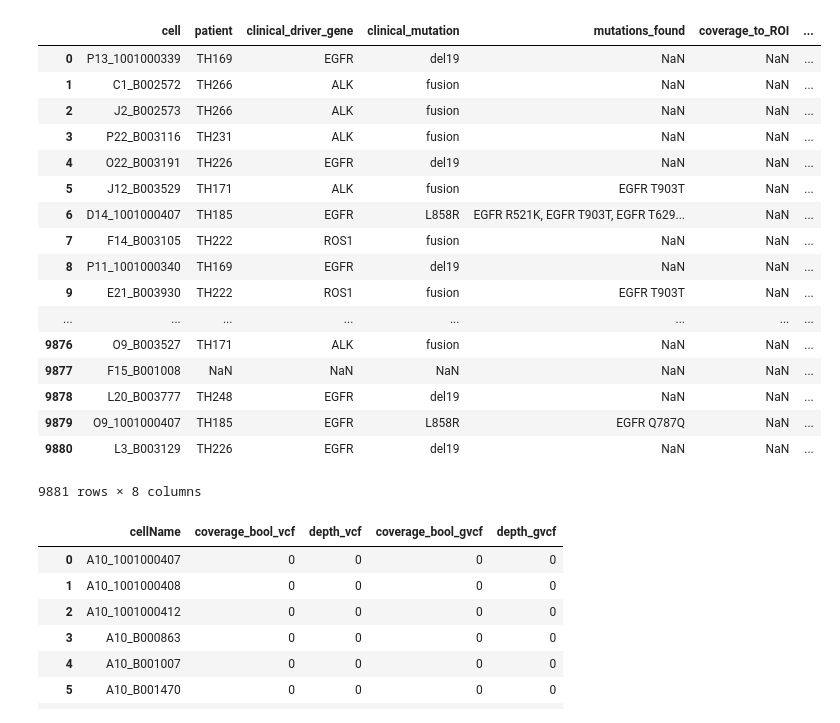
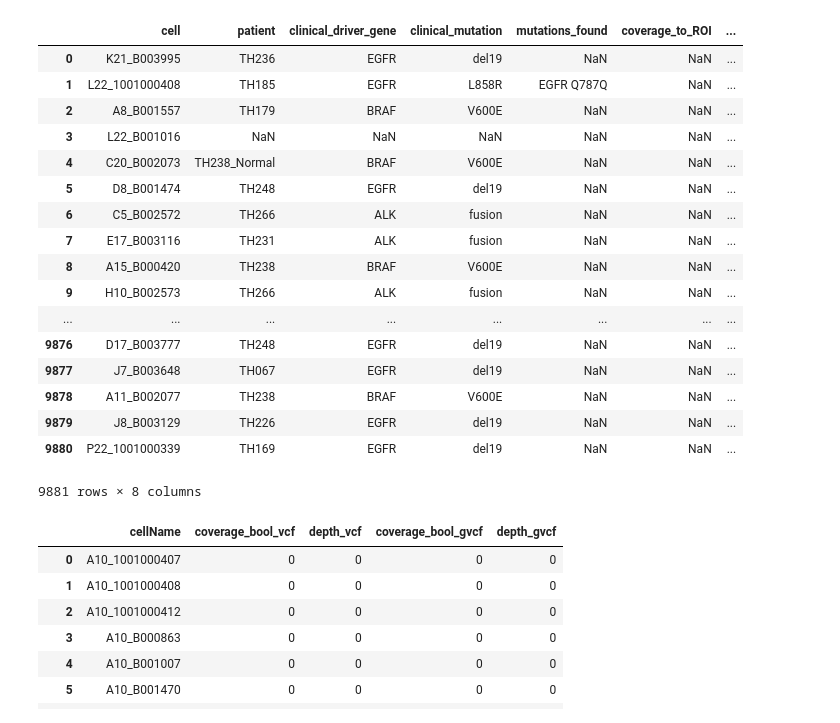
Before and after one commit to czbiohub/SNP_calling_pipeline, a Jupyter notebook: summaryTable/addCoverageToValidationTable.ipynb, the cells around one changed output. Cells and saved outputs as stored; diff of their text form; code cells hidden in the pictures.

Commit message:
reviewed summaryTable scripts -- pretty confident now

```diff
--- a/summaryTable/addCoverageToValidationTable.ipynb
+++ b/summaryTable/addCoverageToValidationTable.ipynb
@@ -33,26 +33,26 @@ validationTable_patients
 | 33 | TH107 | EGFR | del19 | ['KRAS G12C'] | NaN | 0 | NaN | ... |
 | 34 | TH238_Normal | BRAF | V600E | ['NTRK fusion', 'EGFR T629T', 'EG... | NaN | 4 | NaN | ... |
 # %%
-validationTable_cells = pd.read_csv('/Users/lincoln.harris/Desktop/validationTable_cells.csv')
+validationTable_cells = pd.read_csv('/Users/lincoln.harris/Desktop/validationTable_cells_GERMLINE.csv')
 validationTable_cells
 # %% [output]
 |  | cell | patient | clinical_driver_gene | clinical_mutation | mutations_found | coverage_to_ROI | ... |
-| 0 | P13_1001000339 | TH169 | EGFR | del19 | NaN | NaN | ... |
-| 1 | C1_B002572 | TH266 | ALK | fusion | NaN | NaN | ... |
-| 2 | J2_B002573 | TH266 | ALK | fusion | NaN | NaN | ... |
-| 3 | P22_B003116 | TH231 | ALK | fusion | NaN | NaN | ... |
-| 4 | O22_B003191 | TH226 | EGFR | del19 | NaN | NaN | ... |
-| 5 | J12_B003529 | TH171 | ALK | fusion | EGFR T903T | NaN | ... |
-| 6 | D14_1001000407 | TH185 | EGFR | L858R | EGFR R521K, EGFR T903T, EGFR T629... | NaN | ... |
-| 7 | F14_B003105 | TH222 | ROS1 | fusion | NaN | NaN | ... |
-| 8 | P11_1001000340 | TH169 | EGFR | del19 | NaN | NaN | ... |
-| 9 | E21_B003930 | TH222 | ROS1 | fusion | EGFR T903T | NaN | ... |
+| 0 | K21_B003995 | TH236 | EGFR | del19 | NaN | NaN | ... |
+| 1 | L22_1001000408 | TH185 | EGFR | L858R | EGFR Q787Q | NaN | ... |
+| 2 | A8_B001557 | TH179 | BRAF | V600E | NaN | NaN | ... |
+| 3 | L22_B001016 | NaN | NaN | NaN | NaN | NaN | ... |
+| 4 | C20_B002073 | TH238_Normal | BRAF | V600E | NaN | NaN | ... |
+| 5 | D8_B001474 | TH248 | EGFR | del19 | NaN | NaN | ... |
+| 6 | C5_B002572 | TH266 | ALK | fusion | NaN | NaN | ... |
+| 7 | E17_B003116 | TH231 | ALK | fusion | NaN | NaN | ... |
+| 8 | A15_B000420 | TH238 | BRAF | V600E | NaN | NaN | ... |
+| 9 | H10_B002573 | TH266 | ALK | fusion | NaN | NaN | ... |
 | ... | ... | ... | ... | ... | ... | ... | ... |
-| 9876 | O9_B003527 | TH171 | ALK | fusion | NaN | NaN | ... |
-| 9877 | F15_B001008 | NaN | NaN | NaN | NaN | NaN | ... |
-| 9878 | L20_B003777 | TH248 | EGFR | del19 | NaN | NaN | ... |
-| 9879 | O9_1001000407 | TH185 | EGFR | L858R | EGFR Q787Q | NaN | ... |
-| 9880 | L3_B003129 | TH226 | EGFR | del19 | NaN | NaN | ... |
+| 9876 | D17_B003777 | TH248 | EGFR | del19 | NaN | NaN | ... |
+| 9877 | J7_B003648 | TH067 | EGFR | del19 | NaN | NaN | ... |
+| 9878 | A11_B002077 | TH238 | BRAF | V600E | NaN | NaN | ... |
+| 9879 | J8_B003129 | TH226 | EGFR | del19 | NaN | NaN | ... |
+| 9880 | P22_1001000339 | TH169 | EGFR | del19 | NaN | NaN | ... |
 9881 rows × 8 columns
 # %%
 egfr_L858R_cov = pd.read_csv('../coverage/out/egfr_L858R_coverageByCell.csv')
```
Also changed, not shown: parts of 12 cells of this notebook, 3 other files.
